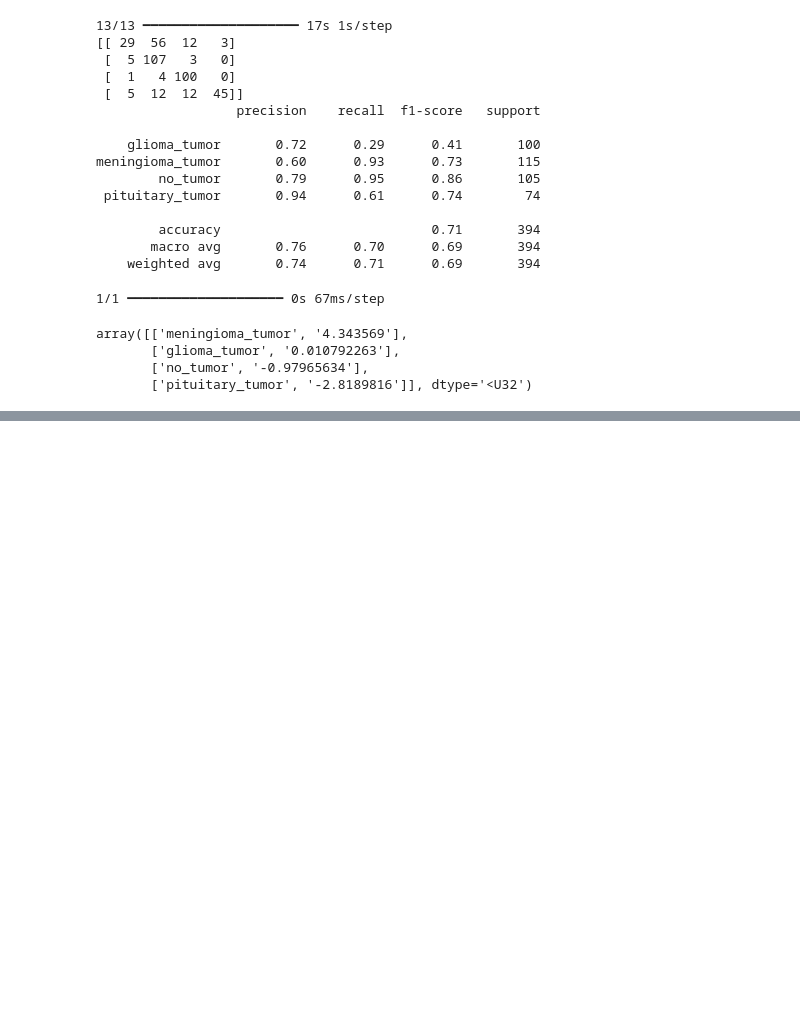
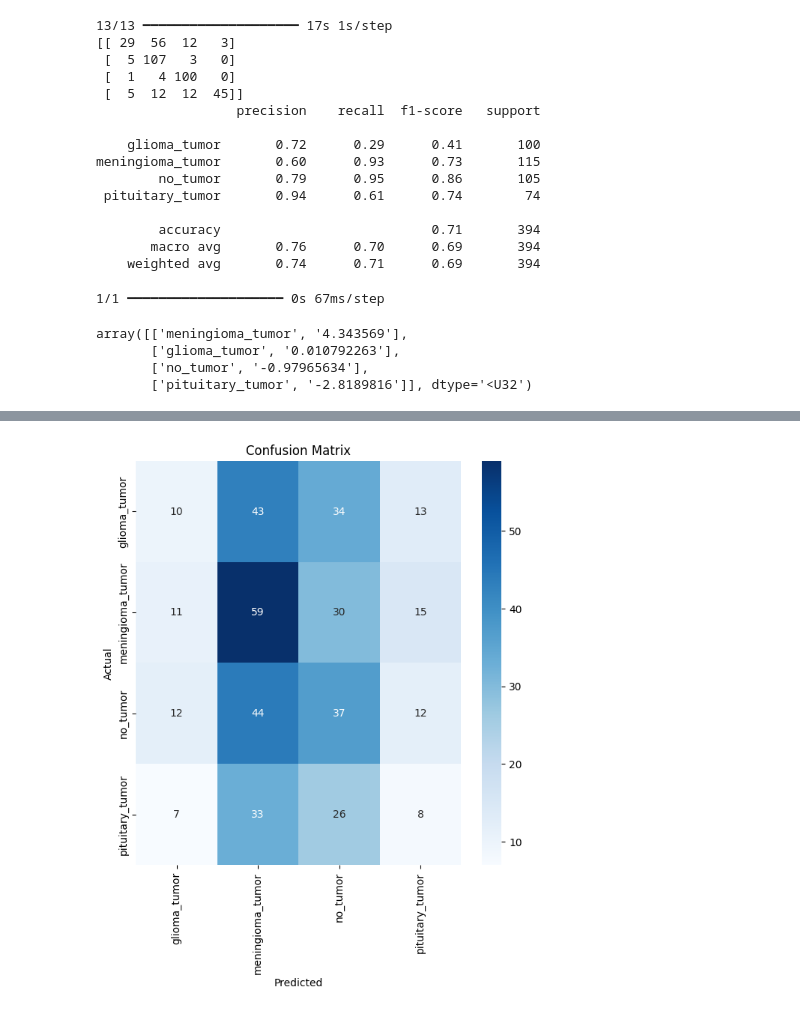
Before and after one commit to RohanTemgire/machine-learning-zoomcamp, a Jupyter notebook: Capstone_project/capstone.ipynb, the cells around one changed output, grey strips where cells are left out. Saved outputs shown, nothing was run; the diff lists cells and outputs as text; code cells hidden in the pictures; blank space fills up the shorter version.

```diff
--- a/Capstone_project/capstone.ipynb
+++ b/Capstone_project/capstone.ipynb
@@ -658,0 +696,3 @@ array([['meningioma_tumor', '4.343569'],
+# %%
+test_gen = ImageDataGenerator(preprocessing_function= preprocess_input)
+test_ds = test_gen.flow_from_directory('./data/testing', target_size=(224,224), batch_size = 32)
@@ -658,0 +724,4 @@ array([['meningioma_tumor', '4.343569'],
+# %%
+# lets load our saved model, to check the
+from tensorflow.keras.models import load_model
+saved_model = keras.models.load_model('efficentnetmodels/efficientnet_best_recall_34_0.951.keras')
@@ -658,0 +736,6 @@ array([['meningioma_tumor', '4.343569'],
+# %%
+test_ds.reset()
+
+y_pred_probs = saved_model.predict(test_ds)
+y_pred = np.argmax(y_pred_probs, axis=1)
+y_true = test_ds.classes
@@ -658,0 +764,21 @@ array([['meningioma_tumor', '4.343569'],
+# %%
+from sklearn.metrics import confusion_matrix
+
+cm = confusion_matrix(y_true, y_pred)
+
+plt.figure(figsize=(7,7))
+sns.heatmap(
+    cm,
+    annot=True,
+    fmt="d",
+    cmap="Blues",
+    xticklabels=test_ds.class_indices.keys(),
+    yticklabels=test_ds.class_indices.keys()
+)
+
+plt.xlabel("Predicted")
+plt.ylabel("Actual")
+plt.title("Confusion Matrix")
+plt.show()
+# %% [output]
+[figure, added]
```
Also changed, not shown: parts of 61 cells of this notebook, 12 other files.
